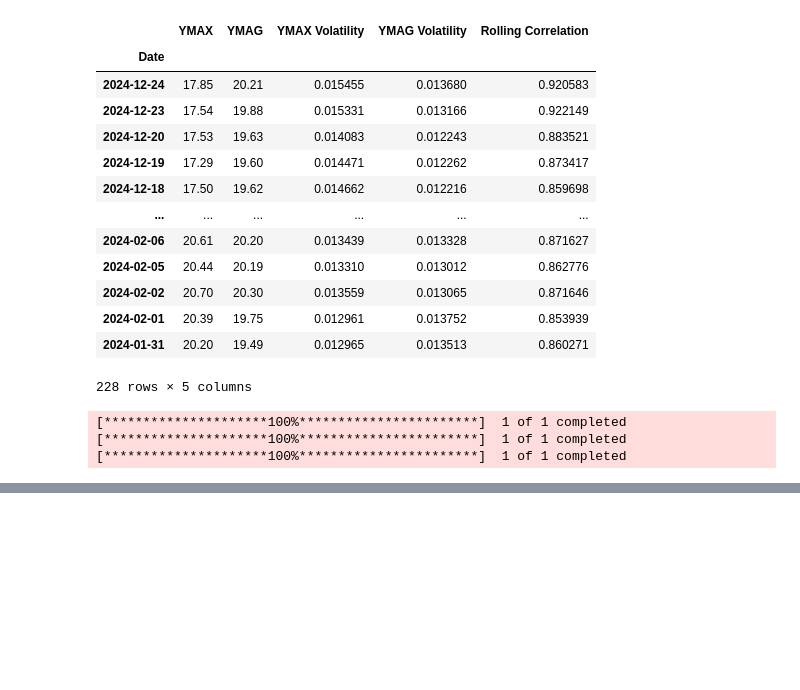
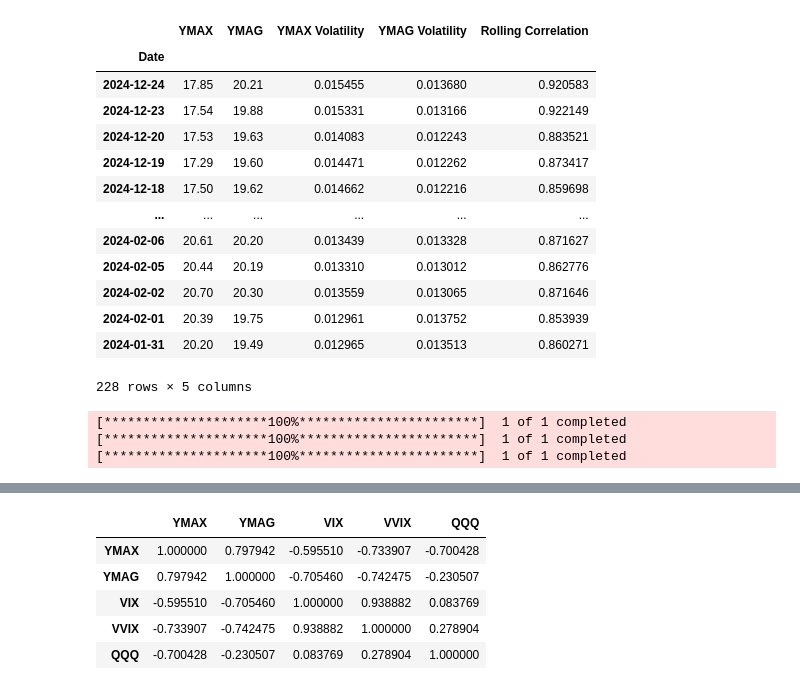
Before and after one commit to BensonMunene/Ratios-Strategy-App, a Jupyter notebook: Codes/Backtester Algorithm1.ipynb, the cells around one changed output, grey strips where cells are left out. Cells and saved outputs as stored; diff of their text form; code cells hidden in the pictures; blank space fills up the shorter version.

```diff
--- a/Codes/Backtester Algorithm1.ipynb
+++ b/Codes/Backtester Algorithm1.ipynb
@@ -377,0 +560,10 @@ memory usage: 12.7 KB
+# %%
+# correlation of them all against each other
+merged_df.corr()
+# %% [output]
+|  | YMAX | YMAG | VIX | VVIX | QQQ |
+| YMAX | 1.000000 | 0.797942 | -0.595510 | -0.733907 | -0.700428 |
+| YMAG | 0.797942 | 1.000000 | -0.705460 | -0.742475 | -0.230507 |
+| VIX | -0.595510 | -0.705460 | 1.000000 | 0.938882 | 0.083769 |
+| VVIX | -0.733907 | -0.742475 | 0.938882 | 1.000000 | 0.278904 |
+| QQQ | -0.700428 | -0.230507 | 0.083769 | 0.278904 | 1.000000 |
```
Also changed, not shown: parts of 9 cells of this notebook, 1 other file.
